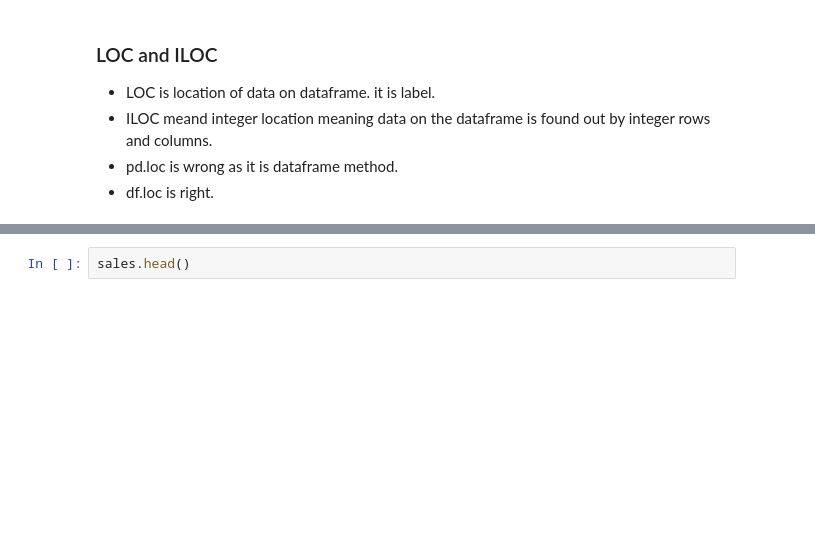
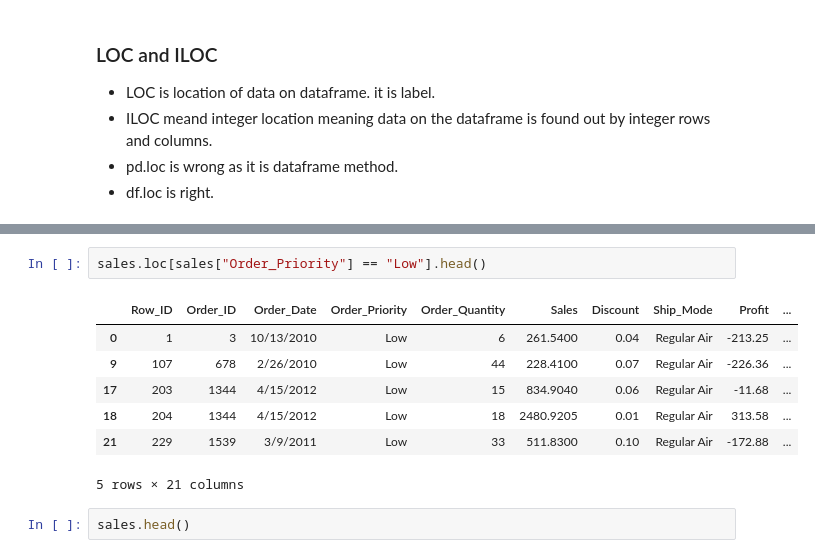
Before and after one commit to tsheringtashi/JUPYTER, a Jupyter notebook: DataFrame.ipynb, the cells around one changed output, grey strips where cells are left out. Drawn from its saved outputs; the diff is of its cells as text; blank space fills up the shorter version.

```diff
--- a/DataFrame.ipynb
+++ b/DataFrame.ipynb
@@ -227,3 +258,13 @@ ValueError: truncate requires a sorted index
+# %%
+sales.loc[sales["Order_Priority"] == "Low"].head()
+# %% [output]
+|  | Row_ID | Order_ID | Order_Date | Order_Priority | Order_Quantity | Sales | Discount | Ship_Mode | Profit | ... |
+| 0 | 1 | 3 | 10/13/2010 | Low | 6 | 261.5400 | 0.04 | Regular Air | -213.25 | ... |
+| 9 | 107 | 678 | 2/26/2010 | Low | 44 | 228.4100 | 0.07 | Regular Air | -226.36 | ... |
+| 17 | 203 | 1344 | 4/15/2012 | Low | 15 | 834.9040 | 0.06 | Regular Air | -11.68 | ... |
+| 18 | 204 | 1344 | 4/15/2012 | Low | 18 | 2480.9205 | 0.01 | Regular Air | 313.58 | ... |
+| 21 | 229 | 1539 | 3/9/2011 | Low | 33 | 511.8300 | 0.10 | Regular Air | -172.88 | ... |
+5 rows × 21 columns
 # %%
 sales.head()
 # %% [output]
```
Also changed, not shown: parts of 12 cells of this notebook.
